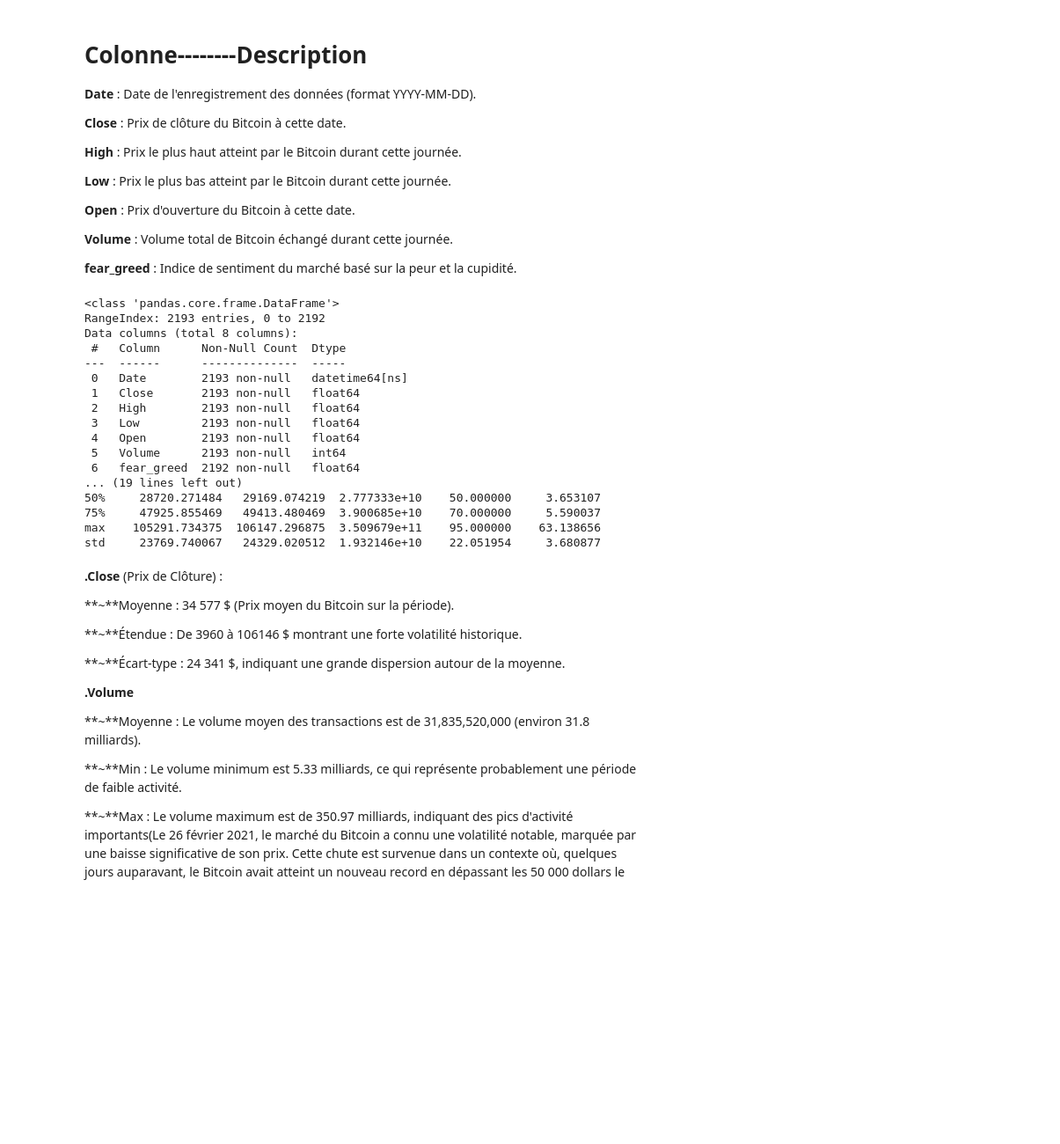
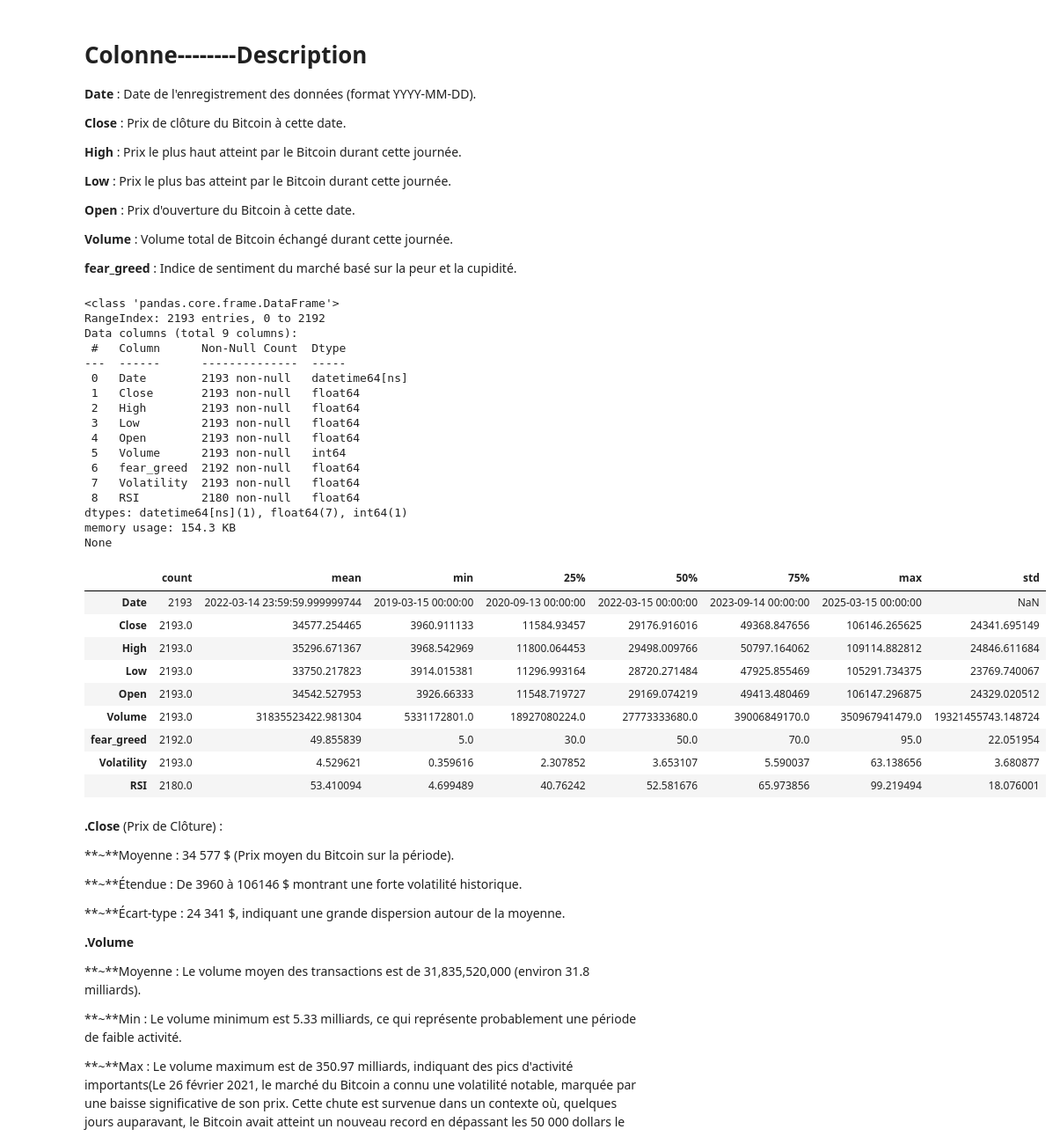
Before and after one commit to hinimdoumorsia/projet_Series_chronologiques, a Jupyter notebook: Preprocessing.ipynb, the cells around one changed output. Shown at 88% size. Drawn from its saved outputs; the diff is of its cells as text; code cells hidden in the pictures; blank space fills up the shorter version.

```diff
--- a/Preprocessing.ipynb
+++ b/Preprocessing.ipynb
@@ -80,11 +86,10 @@ Pour calculer la première valeur du RSI, il faut 14 valeurs de gains et pertes(
 **fear_greed** :	Indice de sentiment du marché basé sur la peur et la cupidité.
 # %%
 print(data.info())
-print(data.describe())
 # %% [output]
 <class 'pandas.core.frame.DataFrame'>
 RangeIndex: 2193 entries, 0 to 2192
-Data columns (total 8 columns):
+Data columns (total 9 columns):
  #   Column      Non-Null Count  Dtype
 ---  ------      --------------  -----
  0   Date        2193 non-null   datetime64[ns]
@@ -94,11 +99,24 @@ Data columns (total 8 columns):
  4   Open        2193 non-null   float64
  5   Volume      2193 non-null   int64
  6   fear_greed  2192 non-null   float64
-... (19 lines left out)
-50%     28720.271484   29169.074219  2.777333e+10    50.000000     3.653107
-75%     47925.855469   49413.480469  3.900685e+10    70.000000     5.590037
-max    105291.734375  106147.296875  3.509679e+11    95.000000    63.138656
-std     23769.740067   24329.020512  1.932146e+10    22.051954     3.680877
+ 7   Volatility  2193 non-null   float64
+ 8   RSI         2180 non-null   float64
+dtypes: datetime64[ns](1), float64(7), int64(1)
+memory usage: 154.3 KB
+None
+# %%
+data.describe().transpose()
+# %% [output]
+|  | count | mean | min | 25% | 50% | 75% | max | std |
+| Date | 2193 | 2022-03-14 23:59:59.999999744 | 2019-03-15 00:00:00 | 2020-09-13 00:00:00 | 2022-03-15 00:00:00 | 2023-09-14 00:00:00 | 2025-03-15 00:00:00 | NaN |
+| Close | 2193.0 | 34577.254465 | 3960.911133 | 11584.93457 | 29176.916016 | 49368.847656 | 106146.265625 | 24341.695149 |
+| High | 2193.0 | 35296.671367 | 3968.542969 | 11800.064453 | 29498.009766 | 50797.164062 | 109114.882812 | 24846.611684 |
+| Low | 2193.0 | 33750.217823 | 3914.015381 | 11296.993164 | 28720.271484 | 47925.855469 | 105291.734375 | 23769.740067 |
+| Open | 2193.0 | 34542.527953 | 3926.66333 | 11548.719727 | 29169.074219 | 49413.480469 | 106147.296875 | 24329.020512 |
+| Volume | 2193.0 | 31835523422.981304 | 5331172801.0 | 18927080224.0 | 27773333680.0 | 39006849170.0 | 350967941479.0 | 19321455743.148724 |
+| fear_greed | 2192.0 | 49.855839 | 5.0 | 30.0 | 50.0 | 70.0 | 95.0 | 22.051954 |
+| Volatility | 2193.0 | 4.529621 | 0.359616 | 2.307852 | 3.653107 | 5.590037 | 63.138656 | 3.680877 |
+| RSI | 2180.0 | 53.410094 | 4.699489 | 40.76242 | 52.581676 | 65.973856 | 99.219494 | 18.076001 |
 # %% [markdown]
 **.Close** (Prix de Clôture) :
 
```
Also changed, not shown: parts of 3 cells of this notebook.
